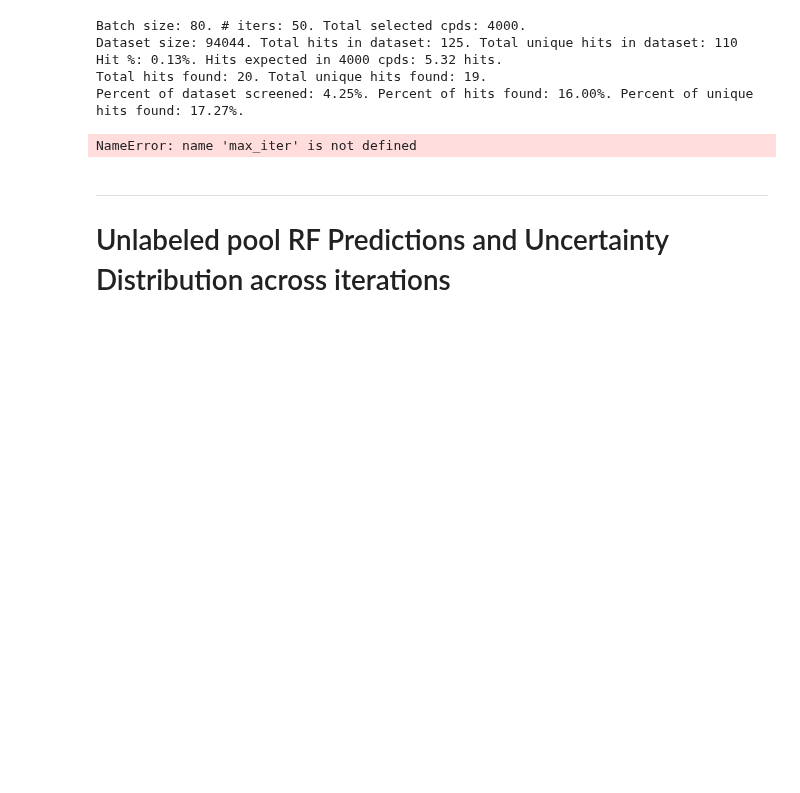
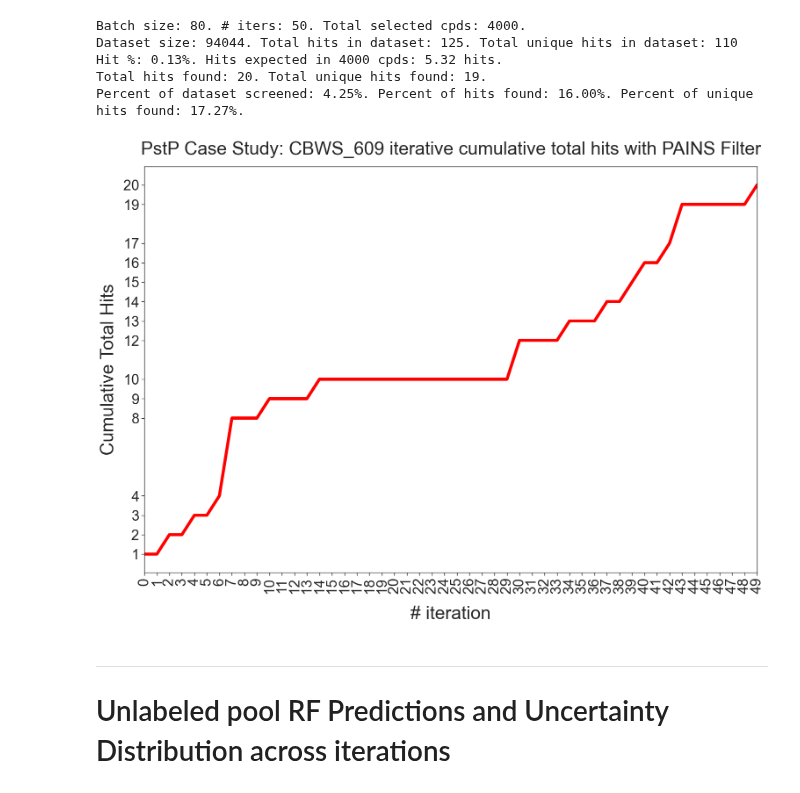
Before and after one commit to gitter-lab/active-learning-drug-discovery, a Jupyter notebook: analysis_notebooks/Analyze Experiment 4 - PstP Results.ipynb, the cells around one changed output. Saved outputs shown, nothing was run; the diff lists cells and outputs as text; code cells hidden in the pictures; blank space fills up the shorter version.

Commit message:
Updated analysis notebooks for figures and code files for generating sampling results

```diff
--- a/analysis_notebooks/Analyze Experiment 4 - PstP Results.ipynb
+++ b/analysis_notebooks/Analyze Experiment 4 - PstP Results.ipynb
@@ -9,14 +9,14 @@ max_iter = 50
 active_col = 'PstP True Active'
 pains_col = 'Passes PAINS Filter'
 cluster_col = 'BT_0.4 ID'
-pstp_iter_file = '../../ALDD-PstP-Results/results/setting_true/training_data/cumulative_50.csv.gz'
+pstp_iter_file = '../ALDD-PstP-Results/results/setting_true/training_data/cumulative_50.csv.gz'
 
-pstp_true_file = '../datasets/pstp_final_true_with_pains.csv.gz'
+pstp_true_file = '../datasets/PstP/pstp_final_true_with_pains.csv.gz'
 true_df = pd.read_csv(pstp_true_file)
 
 res_list = []
 for i in range(max_iter):
-    tmp_df = pd.read_csv('../../ALDD-PstP-Results/results/setting_true/next_batch/iter_{}.csv.gz'.format(i))
+    tmp_df = pd.read_csv('../ALDD-PstP-Results/results/setting_true/next_batch/iter_{}.csv.gz'.format(i))
     tmp_df['iter_num'] = i
     res_list.append(tmp_df)
 
@@ -114,31 +114,31 @@ Percent of dataset screened: 4.25%. Percent of hits found: 16.00%. Percent of un
 # %%
 import seaborn as sns
 import matplotlib.pyplot as plt
-sns.set_style("ticks", rc={'axes.facecolor':'lightgrey'})
+sns.set_style("ticks", rc={'axes.facecolor':'white'})
 sns.set_context("paper", font_scale=2.68)
 figsize=(18, 12)
 
 
 hit_list = [0 for _ in range(max_iter)]
 for i in range(max_iter):
     tmp_df = res_df[res_df['iter_num'] == i]
     tmp_df = tmp_df[tmp_df[pains_col] == 1]
     cumsum = tmp_df[active_col].sum()
     if i > 0:
         cumsum += hit_list[i-1]
     hit_list[i] = cumsum
 
 fontsize=30
 plt.figure(figsize=figsize);
-plt.grid(True, color='grey')
+#plt.grid(True, color='grey')
 sns.lineplot(x=np.arange(max_iter), y=hit_list, color='r', linewidth=5);
 plt.xticks(range(50), rotation=90, ha='center'); plt.yticks(np.unique(hit_list));
 plt.xlim([0, 49])
 plt.ylabel('Cumulative Total Hits', fontsize=fontsize, labelpad=10);
 plt.xlabel('# iteration', fontsize=fontsize, labelpad=20);
 plt.title('PstP Case Study: CBWS_609 iterative cumulative total hits with PAINS Filter', fontsize=fontsize, y=1.02);
 # %% [output]
-NameError: name 'max_iter' is not defined
+[figure, added]
 # %% [markdown]
 ---
 # Unlabeled pool RF Predictions and Uncertainty Distribution across iterations
```
Also changed, not shown: 6 other files.
